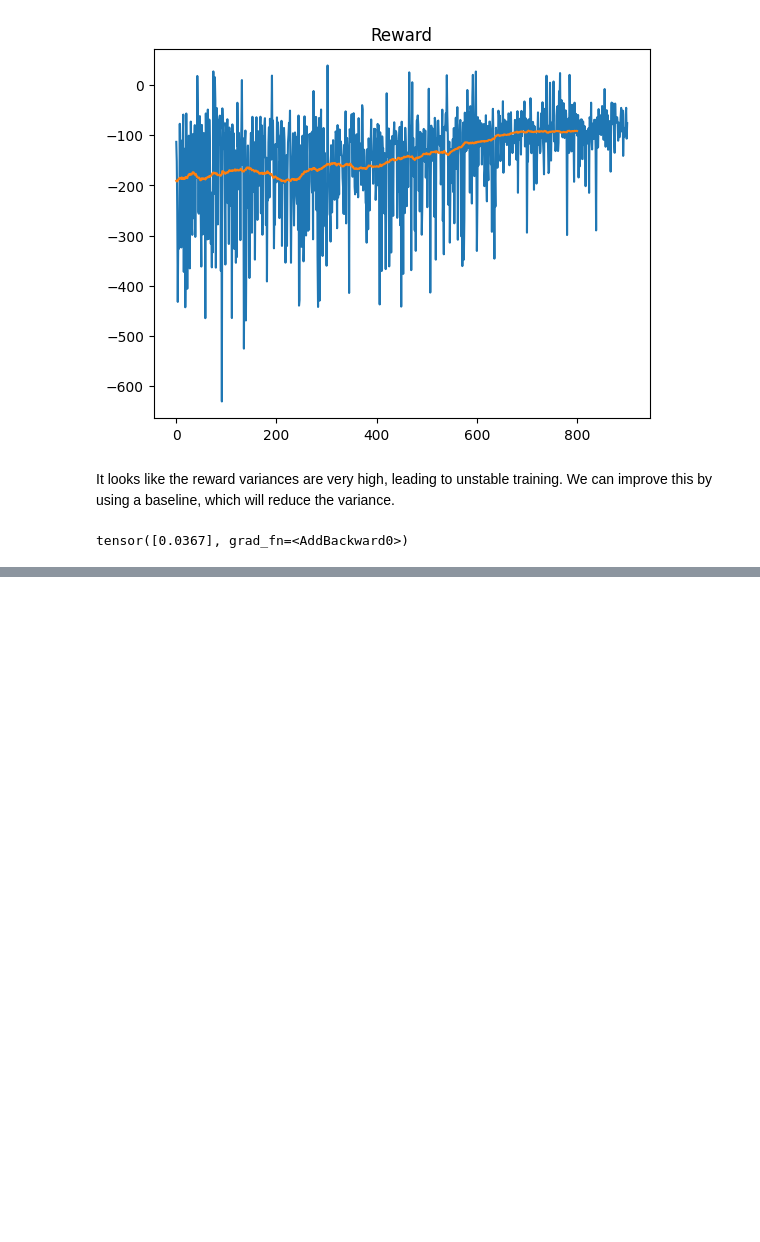
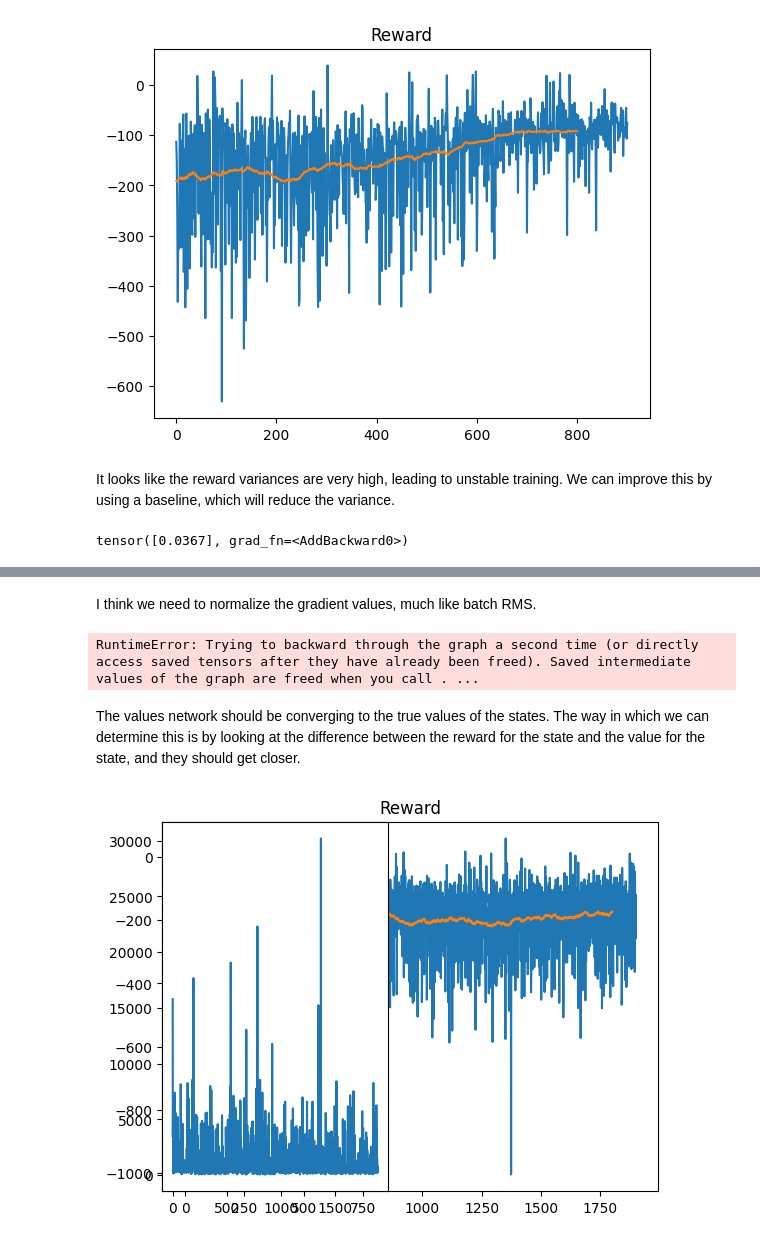
Before and after one commit to bkitano/rl-from-scratch, a Jupyter notebook: REINFORCE.ipynb, the cells around one changed output, grey strips where cells are left out. Saved outputs shown, nothing was run; the diff lists cells and outputs as text; code cells hidden in the pictures; blank space fills up the shorter version.

Commit message:
trying to estimate q but not sure

```diff
--- a/REINFORCE.ipynb
+++ b/REINFORCE.ipynb
@@ -328,0 +355,76 @@ for i in range(3000):
+# %% [markdown]
+I think we need to normalize the gradient values, much like batch RMS.
+# %%
+def update_with_baseline(pm, sm, log_probs, discounted_rewards, states, alpha=0.01):
+    for (t,(log_prob, reward, state)) in enumerate(zip(log_probs, discounted_rewards, states)):
+        # update for the state value model
+        baseline = sm(state)
+        sm.optimizer.zero_grad() # reset the gradients
+        baseline.backward()
+        for param in sm.parameters():
+            if param.grad is not None:
+                param.grad = alpha * (reward - baseline) * param.grad
+                param.grad = param.grad * -1. # flip the gradients (maximize the reward)
+        sm.optimizer.step() # update the weights using the gradients
+
+        # updates for the policy model
+        pm.optimizer.zero_grad() # reset the gradients
+        log_prob.backward() # compute the gradients for each log pi(A_t, S_t, theta)
+        for param in pm.parameters():
+            if param.grad is not None:
+                param.grad = alpha * (reward - baseline) * gamma**t * param.grad   # scale the gradients by the reward
+                param.grad = param.grad * -1. # flip the gradients (maximize the reward)
+        pm.optimizer.step() # update the weights using the gradients
+
+p = PolicyNetwork(env.observation_space.shape[0], env.action_space.n)
+s = StateValueNetwork(env.observation_space.shape[0])
+update_with_baseline(p, s, log_probs, discount_rewards(rewards, gamma), states)
+# %% [output]
+RuntimeError: Trying to backward through the graph a second time (or directly access saved tensors after they have already been freed). Saved intermediate values of the graph are freed when you call . ...
+# %% [markdown]
+The values network should be converging to the true values of the states. The way in which we can determine this is by looking at the difference between the reward for the state and the value for the state, and they should get closer.
+# %%
+from matplotlib import pyplot as plt
+from IPython.display import display, clear_output
+
+policy = PolicyNetwork(*network_shape)
+state = StateValueNetwork(env.observation_space.shape[0])
+
+diffs = []
+rewards_track = []
+
+# fig = plt.figure()
+# ax1 = fig.add_subplot(1,1,1)
+# ax2 = fig.add_subplot(1,2,1)
+
+for i in range(2000):
+    rewards, log_probs, states = run_episode(model)
+    d_rewards = discount_rewards(rewards, gamma)
+    update_with_baseline(policy, state, log_probs, d_rewards, states)
+
+    rewards_track += [sum(rewards).detach().tolist()]
+
+    v_hat = state(states)[:-1]
+    diffs += [((d_rewards - v_hat)**2).mean().detach().tolist()]
+
+    if i % 100 == 0:
+        ax1.clear()
+        ax1.plot(rewards_track)
+        ax1.set_title("Reward")
+        # add a smoothed version
+        if len(rewards_track) > 100:
+            smoothed = [np.mean(rewards_track[i:i+100]) for i in range(len(rewards_track) - 100)]
+            ax1.plot(smoothed)
+
+        ax2.clear()
+        ax2.plot(diffs)
+
+        display(fig)
+        clear_output(wait=True)
+        plt.pause(0.001)
+
+        if sum(rewards_track[-100:]) / 100 > 195:
+            print("Solved!")
+            break
+# %% [output]
+[figure, added]
```
Also changed, not shown: parts of 5 cells of this notebook.
